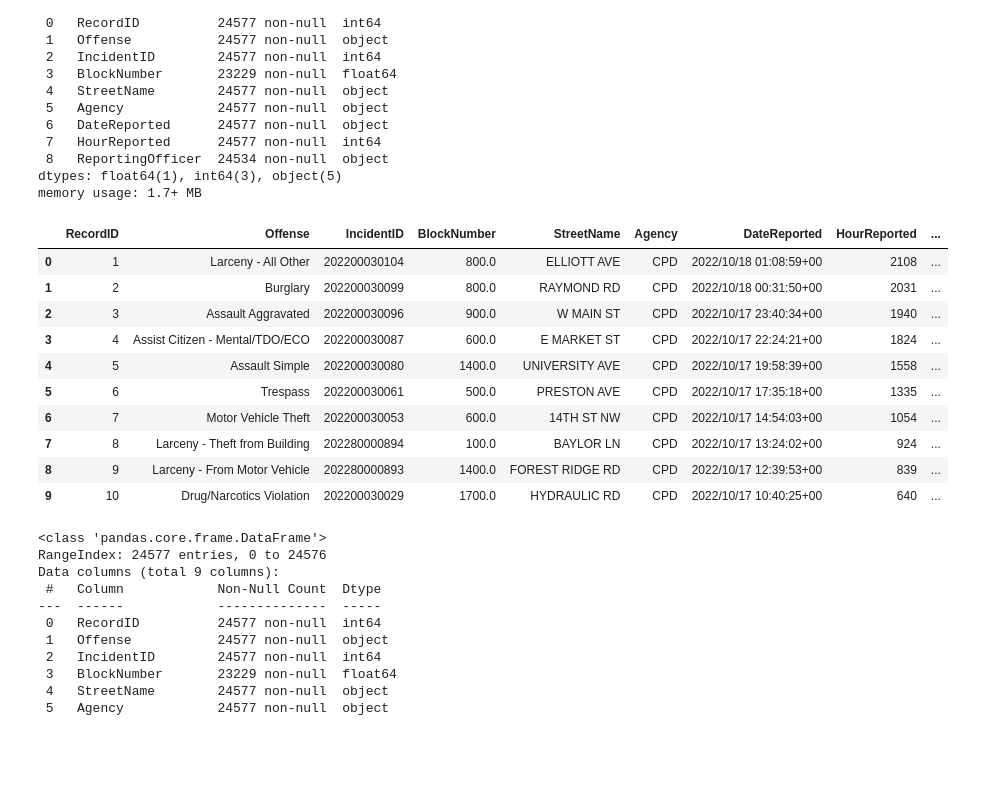
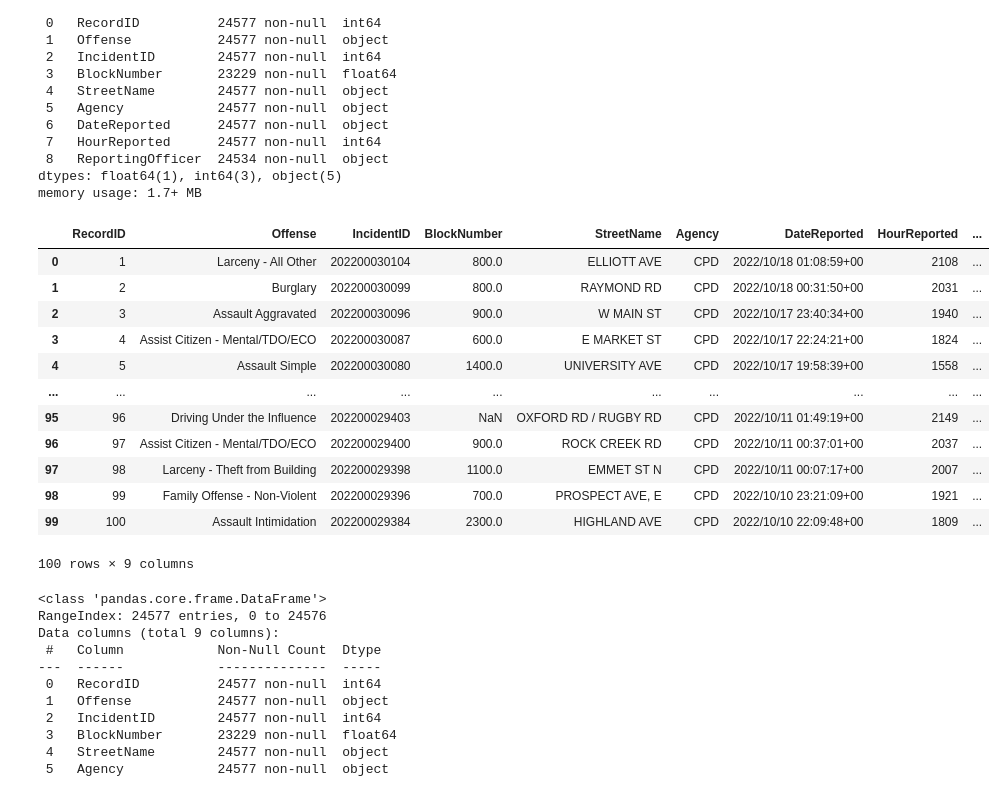
Before and after one commit to JSGarris/MLProject, a Jupyter notebook: Machine_Learning_Project.ipynb, the cells around one changed output. Saved outputs shown, nothing was run; the diff lists cells and outputs as text; code cells hidden in the pictures; blank space fills up the shorter version.

```diff
--- a/Machine_Learning_Project.ipynb
+++ b/Machine_Learning_Project.ipynb
@@ -49,19 +49,21 @@ Data columns (total 9 columns):
 dtypes: float64(1), int64(3), object(5)
 memory usage: 1.7+ MB
 # %%
-crimes.head(10)
+crimes.head(100)
 # %% [output]
 |  | RecordID | Offense | IncidentID | BlockNumber | StreetName | Agency | DateReported | HourReported | ... |
 | 0 | 1 | Larceny - All Other | 202200030104 | 800.0 | ELLIOTT AVE | CPD | 2022/10/18 01:08:59+00 | 2108 | ... |
 | 1 | 2 | Burglary | 202200030099 | 800.0 | RAYMOND RD | CPD | 2022/10/18 00:31:50+00 | 2031 | ... |
 | 2 | 3 | Assault Aggravated | 202200030096 | 900.0 | W MAIN ST | CPD | 2022/10/17 23:40:34+00 | 1940 | ... |
 | 3 | 4 | Assist Citizen - Mental/TDO/ECO | 202200030087 | 600.0 | E MARKET ST | CPD | 2022/10/17 22:24:21+00 | 1824 | ... |
 | 4 | 5 | Assault Simple | 202200030080 | 1400.0 | UNIVERSITY AVE | CPD | 2022/10/17 19:58:39+00 | 1558 | ... |
-| 5 | 6 | Trespass | 202200030061 | 500.0 | PRESTON AVE | CPD | 2022/10/17 17:35:18+00 | 1335 | ... |
-| 6 | 7 | Motor Vehicle Theft | 202200030053 | 600.0 | 14TH ST NW | CPD | 2022/10/17 14:54:03+00 | 1054 | ... |
-| 7 | 8 | Larceny - Theft from Building | 202280000894 | 100.0 | BAYLOR LN | CPD | 2022/10/17 13:24:02+00 | 924 | ... |
-| 8 | 9 | Larceny - From Motor Vehicle | 202280000893 | 1400.0 | FOREST RIDGE RD | CPD | 2022/10/17 12:39:53+00 | 839 | ... |
-| 9 | 10 | Drug/Narcotics Violation | 202200030029 | 1700.0 | HYDRAULIC RD | CPD | 2022/10/17 10:40:25+00 | 640 | ... |
+| ... | ... | ... | ... | ... | ... | ... | ... | ... | ... |
+| 95 | 96 | Driving Under the Influence | 202200029403 | NaN | OXFORD RD / RUGBY RD | CPD | 2022/10/11 01:49:19+00 | 2149 | ... |
+| 96 | 97 | Assist Citizen - Mental/TDO/ECO | 202200029400 | 900.0 | ROCK CREEK RD | CPD | 2022/10/11 00:37:01+00 | 2037 | ... |
+| 97 | 98 | Larceny - Theft from Building | 202200029398 | 1100.0 | EMMET ST N | CPD | 2022/10/11 00:07:17+00 | 2007 | ... |
+| 98 | 99 | Family Offense - Non-Violent | 202200029396 | 700.0 | PROSPECT AVE, E | CPD | 2022/10/10 23:21:09+00 | 1921 | ... |
+| 99 | 100 | Assault Intimidation | 202200029384 | 2300.0 | HIGHLAND AVE | CPD | 2022/10/10 22:09:48+00 | 1809 | ... |
+100 rows × 9 columns
 # %%
 crimes.info()
 # %% [output]
```
Also changed, not shown: parts of 26 cells of this notebook, 1 other file.
